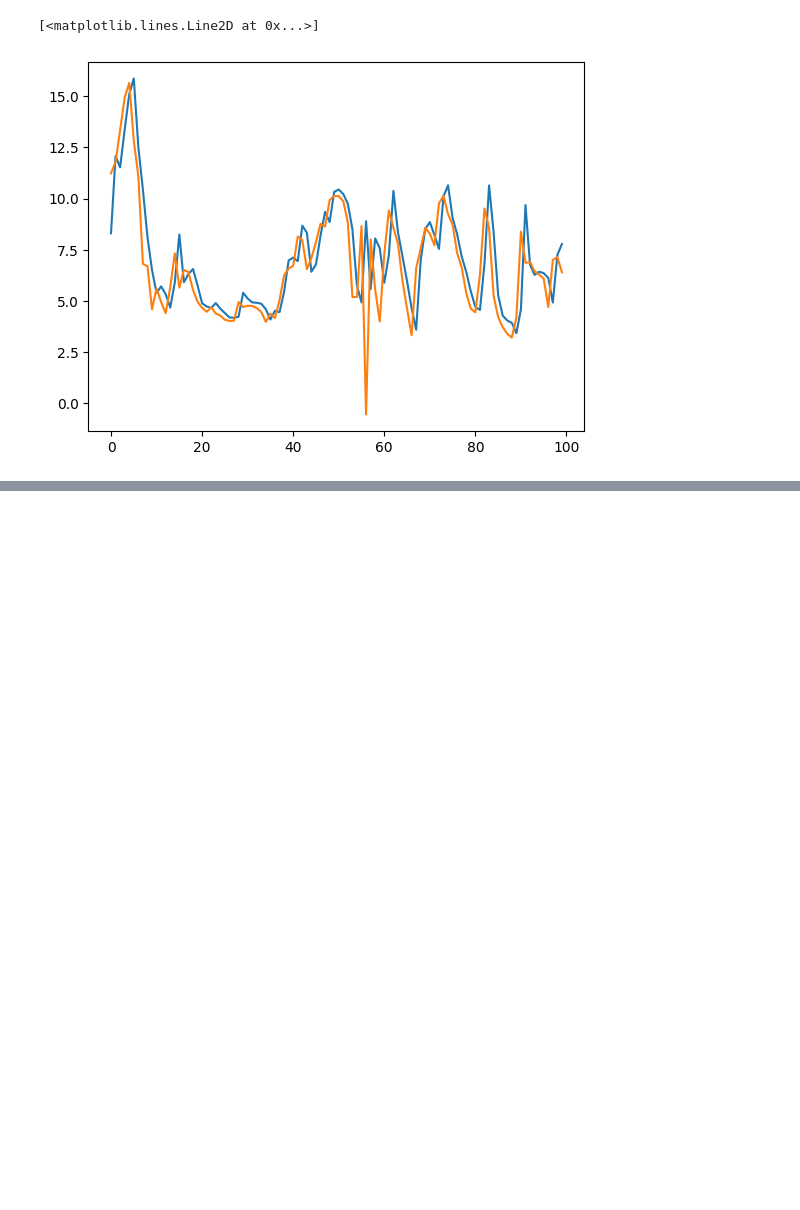
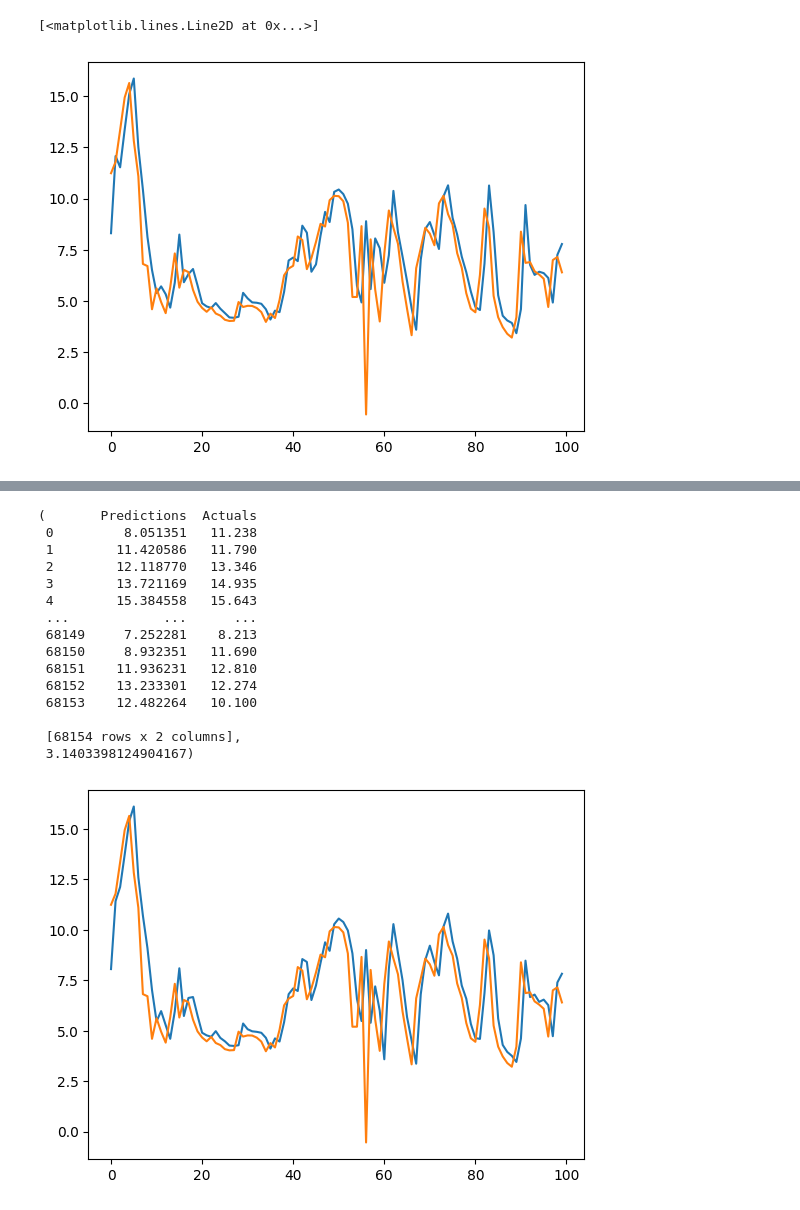
Before and after one commit to JonPGallegos/ocean_climate, a Jupyter notebook: ocean_climate.ipynb, the cells around one changed output, grey strips where cells are left out. Cells and saved outputs as stored; diff of their text form; code cells hidden in the pictures; blank space fills up the shorter version.

```diff
--- a/ocean_climate.ipynb
+++ b/ocean_climate.ipynb
@@ -608,0 +664,3 @@ model2.fit(X_train1, y_train1, validation_data=(X_val1, y_val1), epochs=10, call
+# %%
+plot_predictions1(model2, X_test1, y_test1)
+# %% [output]
@@ -608,0 +668,16 @@ model2.fit(X_train1, y_train1, validation_data=(X_val1, y_val1), epochs=10, call
+(       Predictions  Actuals
+ 0         8.051351   11.238
+ 1        11.420586   11.790
+ 2        12.118770   13.346
+ 3        13.721169   14.935
+ 4        15.384558   15.643
+ ...            ...      ...
+ 68149     7.252281    8.213
+ 68150     8.932351   11.690
+ 68151    11.936231   12.810
+ 68152    13.233301   12.274
+ 68153    12.482264   10.100
+
+ [68154 rows x 2 columns],
+ 3.1403398124904167)
+[figure, added]
```
Also changed, not shown: parts of 34 cells of this notebook.
